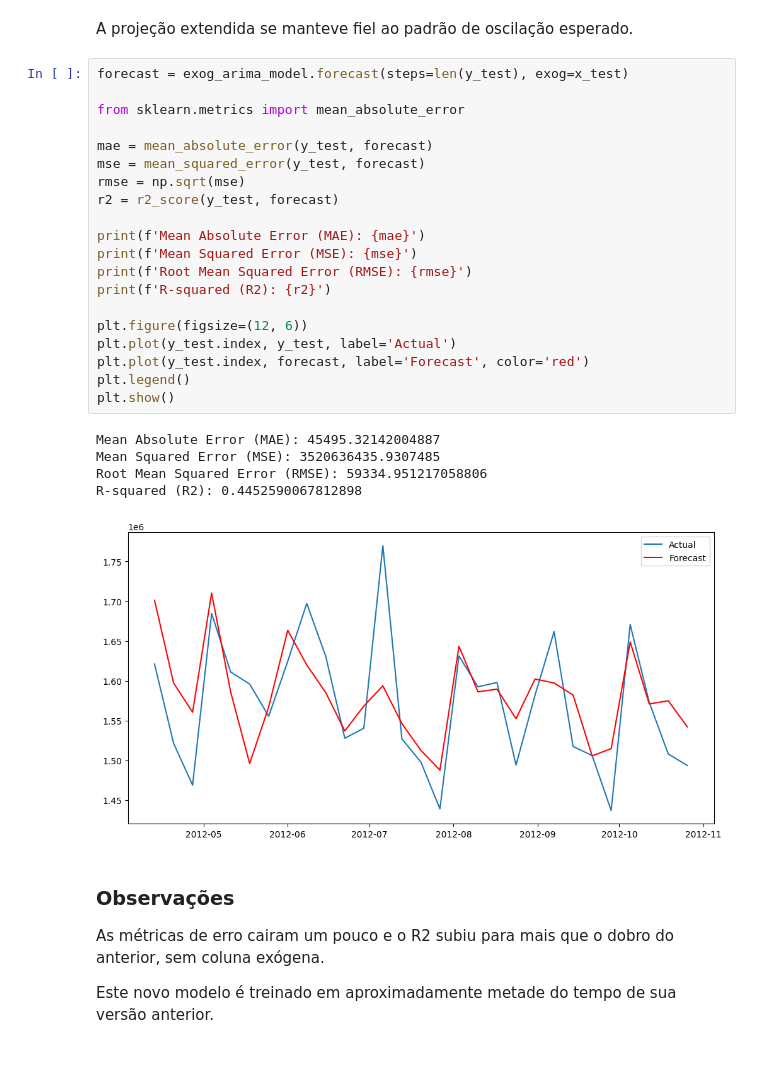
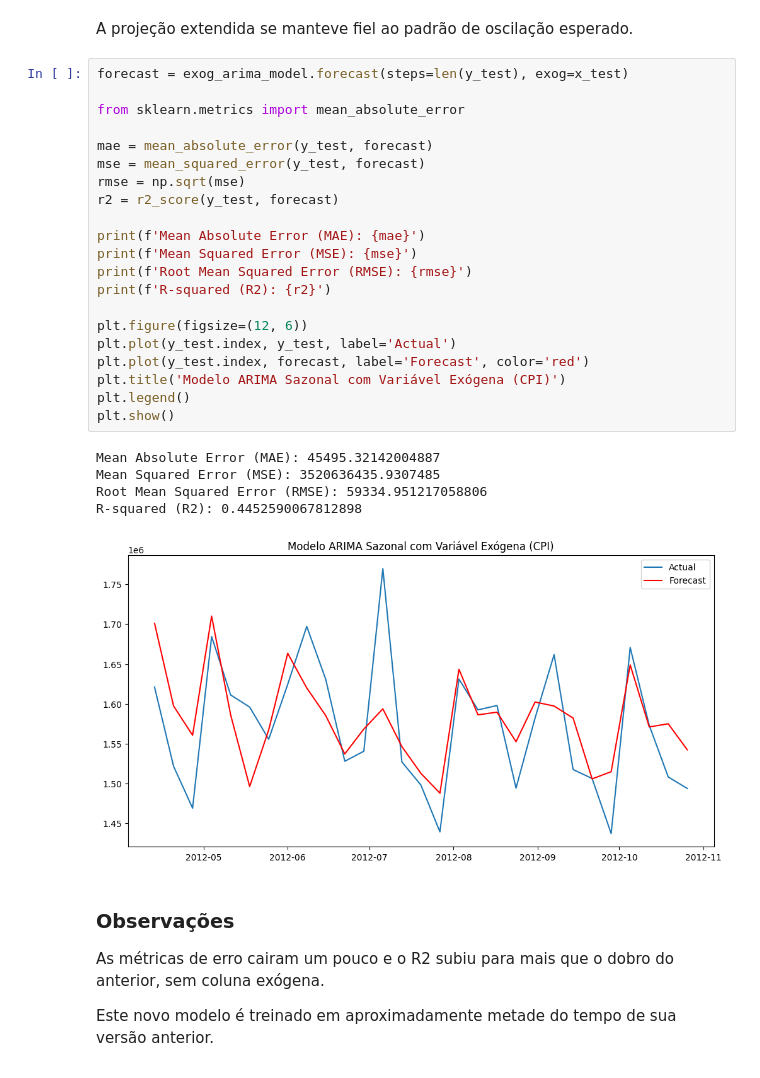
Before and after one commit to lekoller/final-fiap, a Jupyter notebook: Previsão_de_vendas.ipynb, the cells around one changed output. Drawn from its saved outputs; the diff is of its cells as text.

```diff
--- a/Previsão_de_vendas.ipynb
+++ b/Previsão_de_vendas.ipynb
@@ -880,29 +892,30 @@ A projeção extendida se manteve fiel ao padrão de oscilação esperado.
 # %%
 forecast = exog_arima_model.forecast(steps=len(y_test), exog=x_test)
 
 from sklearn.metrics import mean_absolute_error
 
 mae = mean_absolute_error(y_test, forecast)
 mse = mean_squared_error(y_test, forecast)
 rmse = np.sqrt(mse)
 r2 = r2_score(y_test, forecast)
 
 print(f'Mean Absolute Error (MAE): {mae}')
 print(f'Mean Squared Error (MSE): {mse}')
 print(f'Root Mean Squared Error (RMSE): {rmse}')
 print(f'R-squared (R2): {r2}')
 
 plt.figure(figsize=(12, 6))
 plt.plot(y_test.index, y_test, label='Actual')
 plt.plot(y_test.index, forecast, label='Forecast', color='red')
+plt.title('Modelo ARIMA Sazonal com Variável Exógena (CPI)')
 plt.legend()
 plt.show()
 # %% [output]
 Mean Absolute Error (MAE): 45495.32142004887
 Mean Squared Error (MSE): 3520636435.9307485
 Root Mean Squared Error (RMSE): 59334.951217058806
 R-squared (R2): 0.4452590067812898
-[figure, old version]
+[figure, new version]
 # %% [markdown]
 ### Observações
 
```
Also changed, not shown: parts of 11 cells of this notebook.
